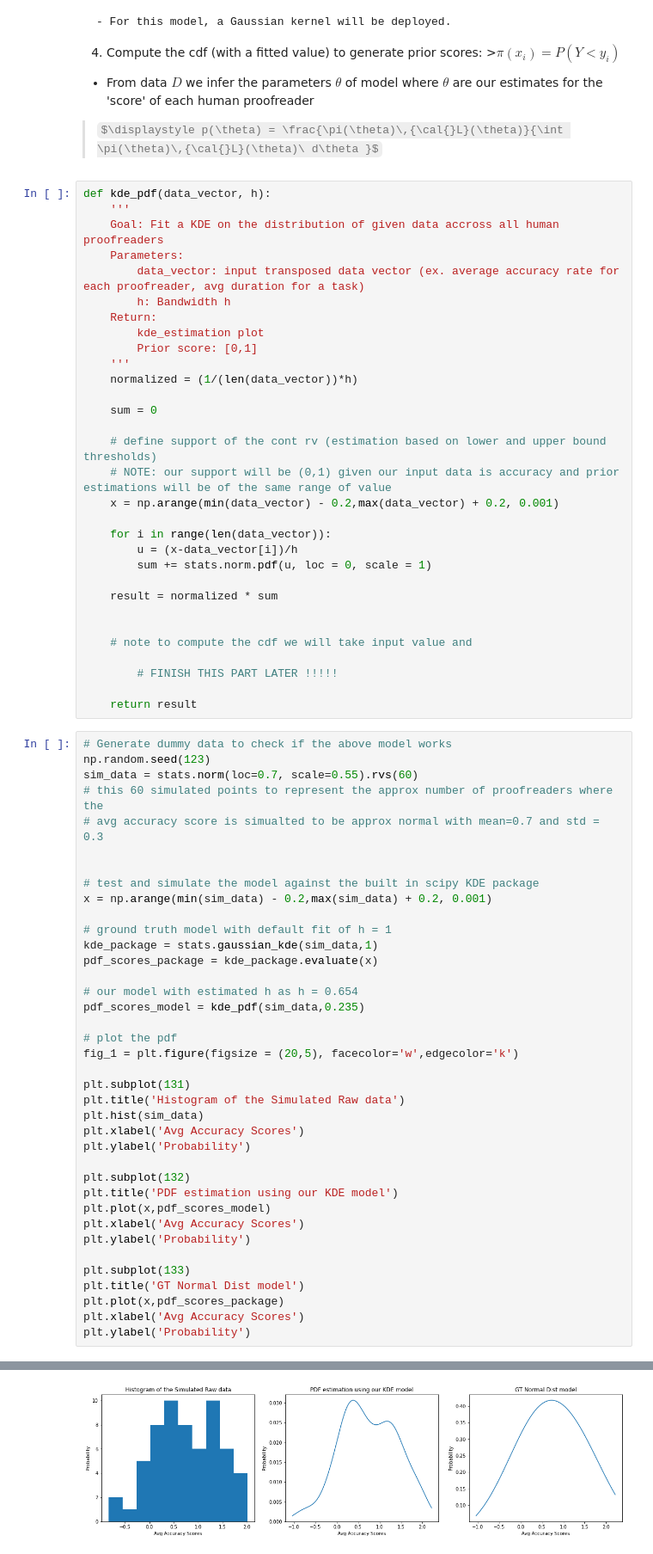
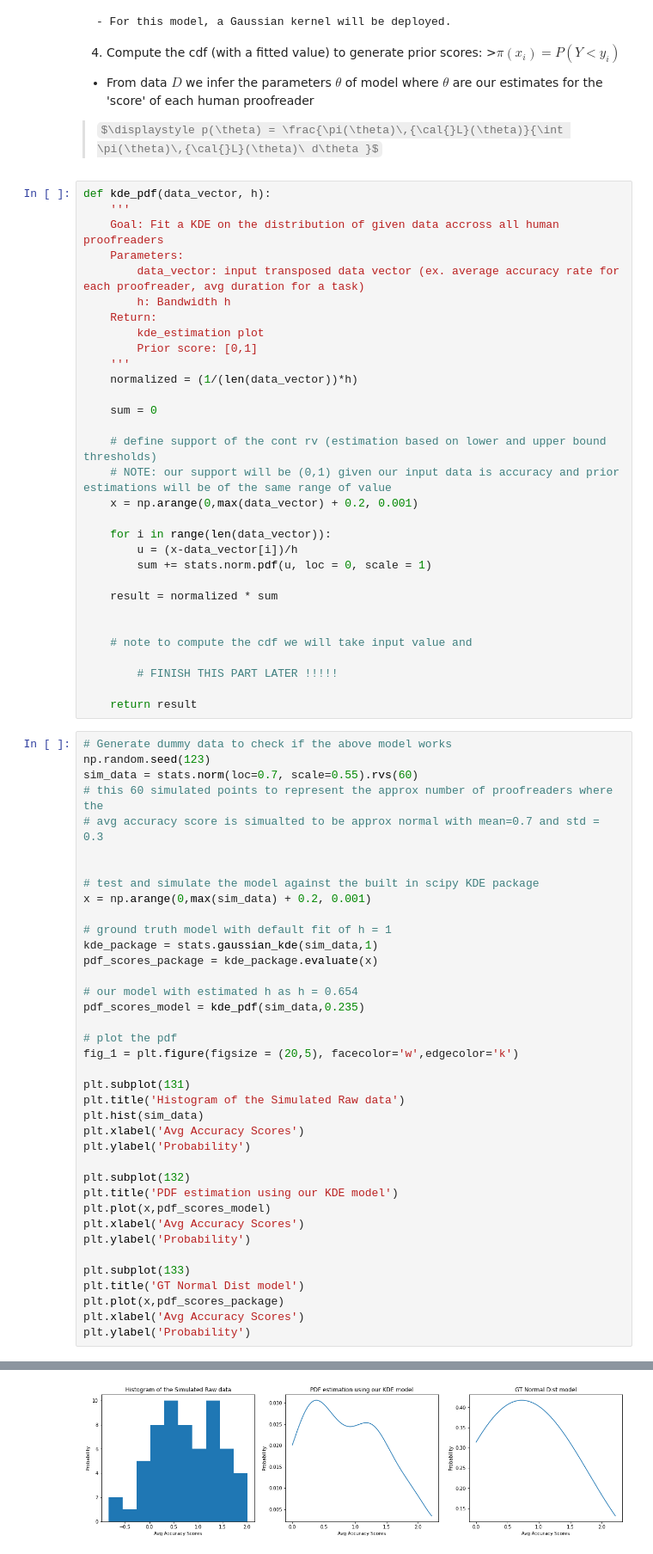
Before and after one commit to aplbrain/campfire, a Jupyter notebook: agents/HPEM_Algorithm.ipynb, the cells around one changed output, grey strips where cells are left out. Shown at 86% size. Cells and saved outputs as stored; diff of their text form; some formulas as TeX source.

```diff
--- a/agents/HPEM_Algorithm.ipynb
+++ b/agents/HPEM_Algorithm.ipynb
@@ -52,7 +54,7 @@ def kde_pdf(data_vector, h):
 
     # define support of the cont rv (estimation based on lower and upper bound thresholds)
     # NOTE: our support will be (0,1) given our input data is accuracy and prior estimations will be of the same range of value
-    x = np.arange(min(data_vector) - 0.2,max(data_vector) + 0.2, 0.001)
+    x = np.arange(0,max(data_vector) + 0.2, 0.001)
 
     for i in range(len(data_vector)):
         u = (x-data_vector[i])/h
@@ -75,38 +77,38 @@ sim_data = stats.norm(loc=0.7, scale=0.55).rvs(60)
 
 
 # test and simulate the model against the built in scipy KDE package
-x = np.arange(min(sim_data) - 0.2,max(sim_data) + 0.2, 0.001)
+x = np.arange(0,max(sim_data) + 0.2, 0.001)
 
 # ground truth model with default fit of h = 1
 kde_package = stats.gaussian_kde(sim_data,1)
 pdf_scores_package = kde_package.evaluate(x)
 
 # our model with estimated h as h = 0.654
 pdf_scores_model = kde_pdf(sim_data,0.235)
 
 # plot the pdf
 fig_1 = plt.figure(figsize = (20,5), facecolor='w',edgecolor='k')
 
 plt.subplot(131)
 plt.title('Histogram of the Simulated Raw data')
 plt.hist(sim_data)
 plt.xlabel('Avg Accuracy Scores')
 plt.ylabel('Probability')
 
 plt.subplot(132)
 plt.title('PDF estimation using our KDE model')
 plt.plot(x,pdf_scores_model)
 plt.xlabel('Avg Accuracy Scores')
 plt.ylabel('Probability')
 
 plt.subplot(133)
 plt.title('GT Normal Dist model')
 plt.plot(x,pdf_scores_package)
 plt.xlabel('Avg Accuracy Scores')
 plt.ylabel('Probability')
 # %% [output]
 Text(0, 0.5, 'Probability')
-[figure, old version]
+[figure, new version]
 # %% [markdown]
 ### Step 2: Likelihood Function Estimation
 
```
Also changed, not shown: parts of 4 cells of this notebook, 1 other file.
